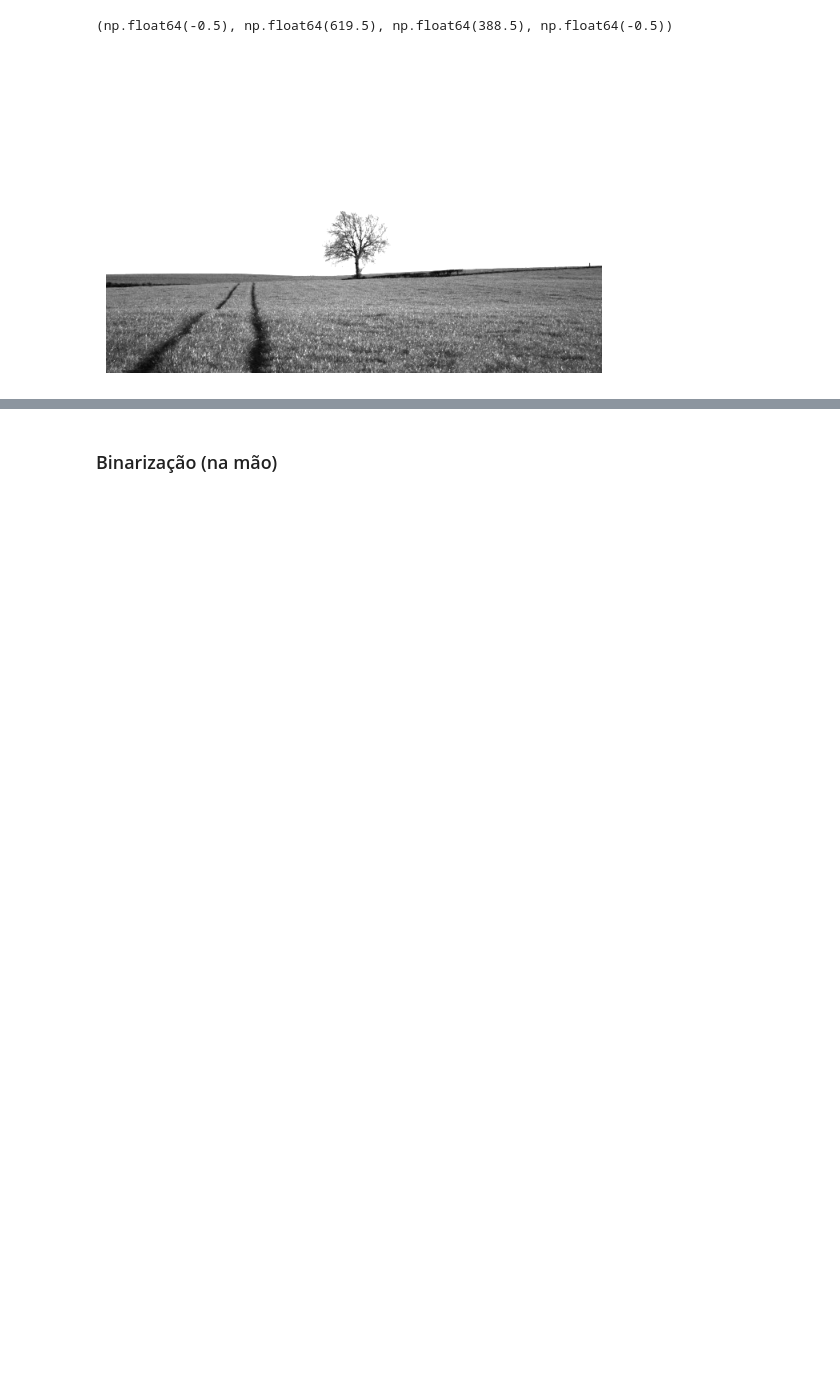
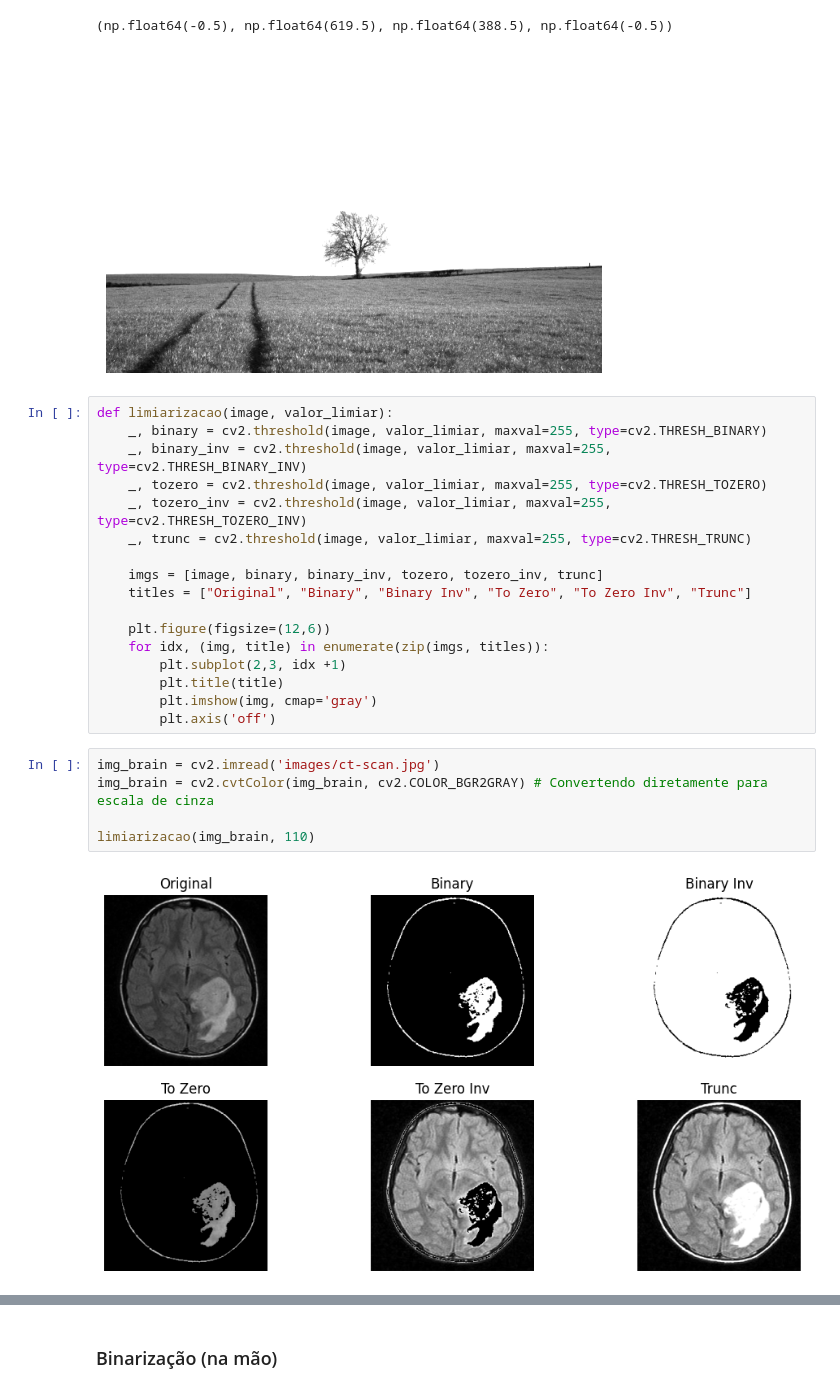
Before and after one commit to DiogoBotton/Computer_Vision_Learn, a Jupyter notebook: Segmentacao_de_Imagens/Segmentacao_Tecnicas_Classicas/tipos_limiarizacao.ipynb, the cells around one changed output, grey strips where cells are left out. Saved outputs shown, nothing was run; the diff lists cells and outputs as text; blank space fills up the shorter version.

```diff
--- a/Segmentacao_de_Imagens/Segmentacao_Tecnicas_Classicas/tipos_limiarizacao.ipynb
+++ b/Segmentacao_de_Imagens/Segmentacao_Tecnicas_Classicas/tipos_limiarizacao.ipynb
@@ -113,3 +113,27 @@ plt.axis('off')
 # %% [output]
 (np.float64(-0.5), np.float64(619.5), np.float64(388.5), np.float64(-0.5))
 [figure]
+# %%
+def limiarizacao(image, valor_limiar):
+    _, binary = cv2.threshold(image, valor_limiar, maxval=255, type=cv2.THRESH_BINARY)
+    _, binary_inv = cv2.threshold(image, valor_limiar, maxval=255, type=cv2.THRESH_BINARY_INV)
+    _, tozero = cv2.threshold(image, valor_limiar, maxval=255, type=cv2.THRESH_TOZERO)
+    _, tozero_inv = cv2.threshold(image, valor_limiar, maxval=255, type=cv2.THRESH_TOZERO_INV)
+    _, trunc = cv2.threshold(image, valor_limiar, maxval=255, type=cv2.THRESH_TRUNC)
+
+    imgs = [image, binary, binary_inv, tozero, tozero_inv, trunc]
+    titles = ["Original", "Binary", "Binary Inv", "To Zero", "To Zero Inv", "Trunc"]
+
+    plt.figure(figsize=(12,6))
+    for idx, (img, title) in enumerate(zip(imgs, titles)):
+        plt.subplot(2,3, idx +1)
+        plt.title(title)
+        plt.imshow(img, cmap='gray')
+        plt.axis('off')
+# %%
+img_brain = cv2.imread('images/ct-scan.jpg')
+img_brain = cv2.cvtColor(img_brain, cv2.COLOR_BGR2GRAY) # Convertendo diretamente para escala de cinza
+
+limiarizacao(img_brain, 110)
+# %% [output]
+[figure, added]
```
Also changed, not shown: parts of 10 cells of this notebook.
